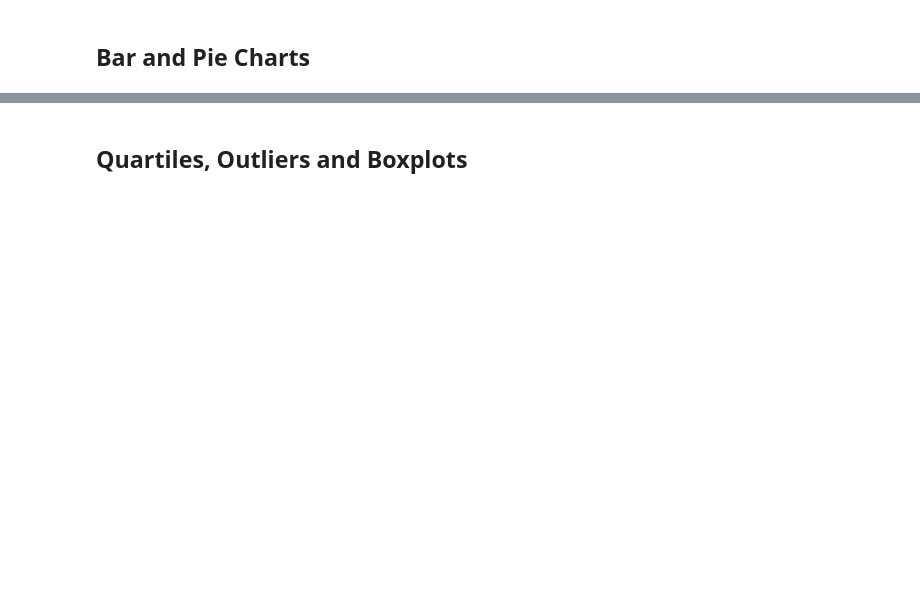
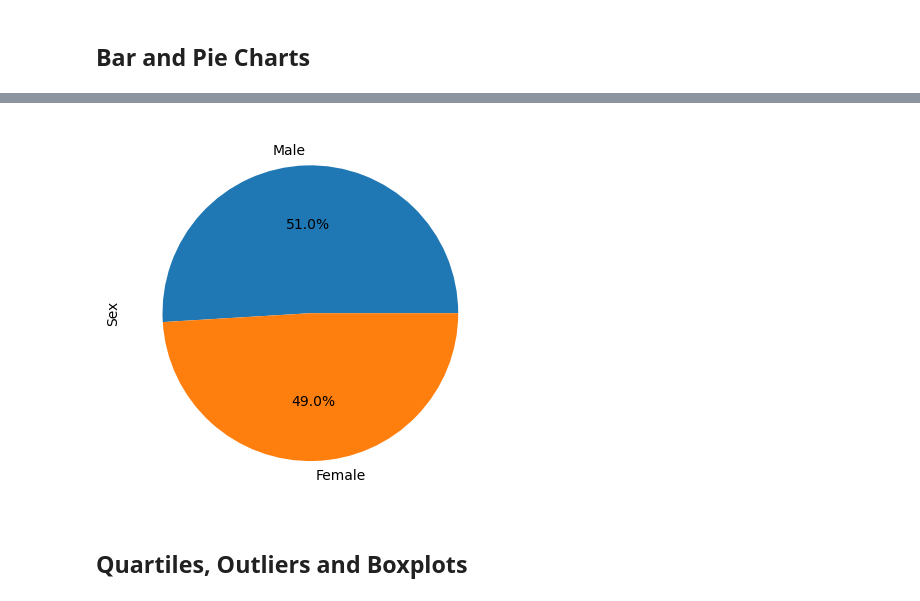
Before and after one commit to lorigirton/matplotlib-challenge, a Jupyter notebook: Pymaceuticals/pymaceuticals.ipynb, the cells around one changed output, grey strips where cells are left out. Cells and saved outputs as stored; diff of their text form; code cells hidden in the pictures; blank space fills up the shorter version.

```diff
--- a/Pymaceuticals/pymaceuticals.ipynb
+++ b/Pymaceuticals/pymaceuticals.ipynb
@@ -96,5 +160,9 @@ clean_data.head()
 # %%
 # Generate a pie plot showing the distribution of female versus male mice using pyplot
+plot=gender_data.plot.pie(y='Total Count', autopct="%1.1f%%")
+plt.show()
+# %% [output]
+[figure, added]
 # %% [markdown]
 ## Quartiles, Outliers and Boxplots
 # %%
```
Also changed, not shown: parts of 13 cells of this notebook, 1 other file.
